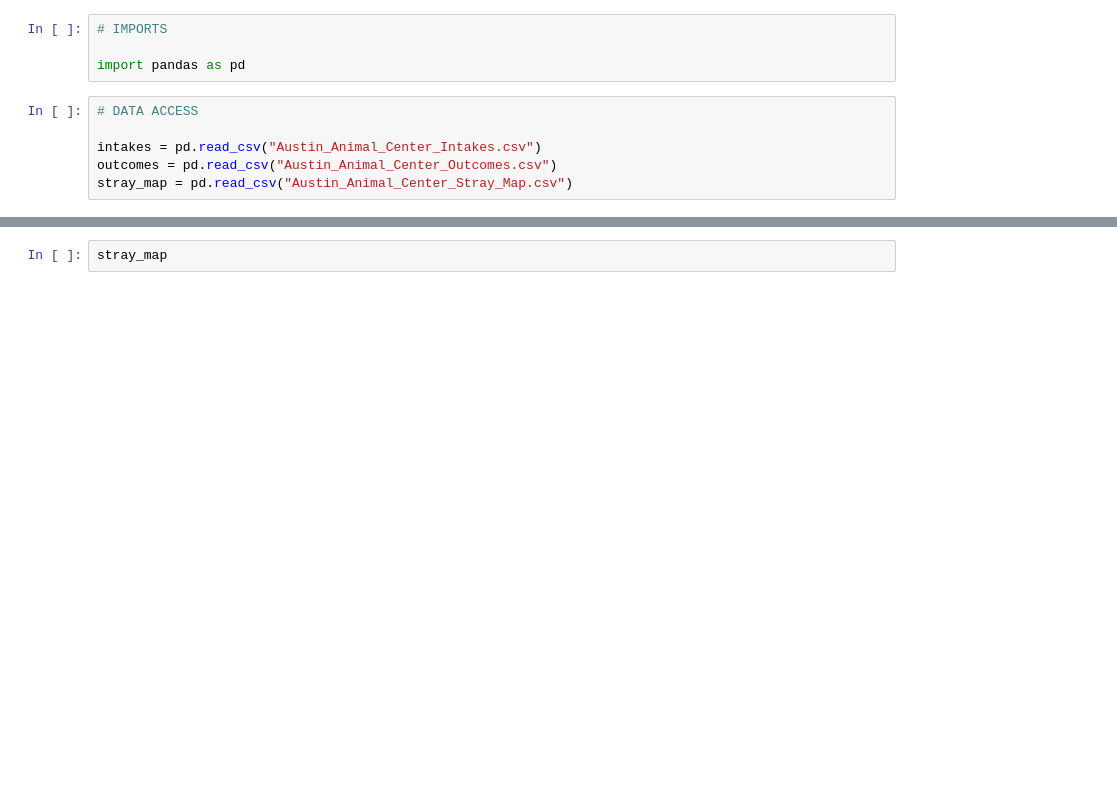
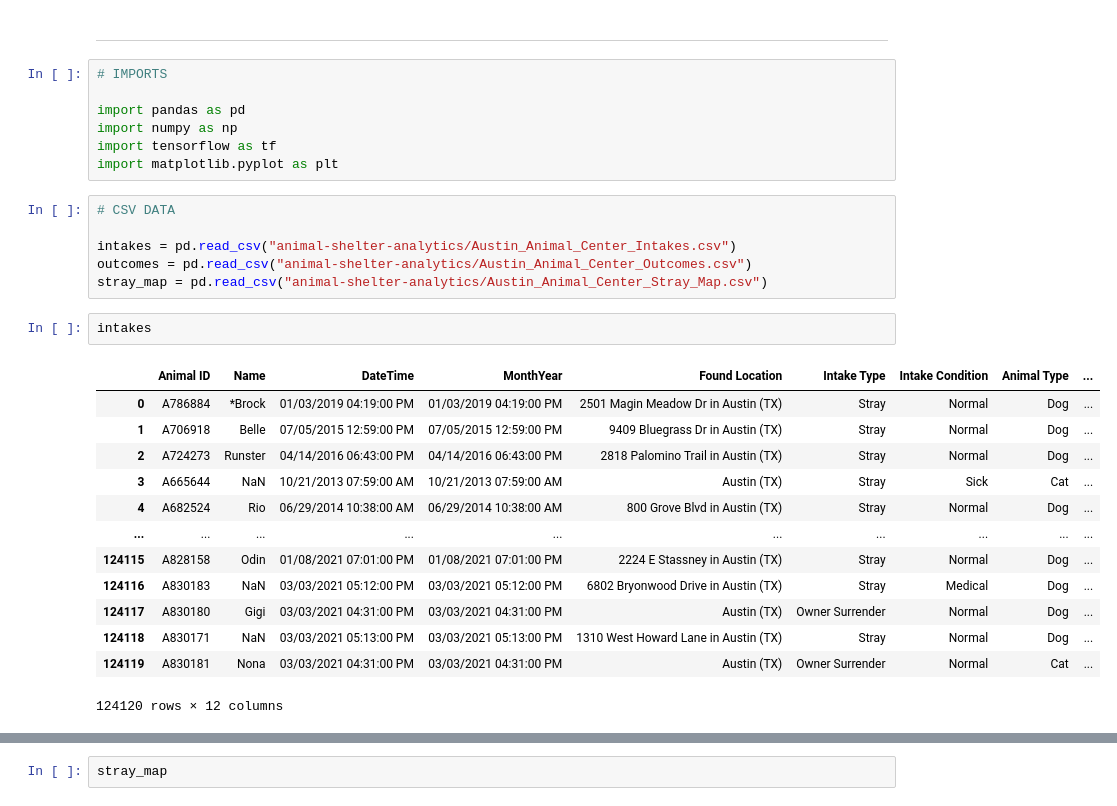
Before and after one commit to markbozsoki/ColabNotebooks, a Jupyter notebook: Animal_Shelter_Analytics.ipynb, the cells around one changed output, grey strips where cells are left out. Cells and saved outputs as stored; diff of their text form; blank space fills up the shorter version.

```diff
--- a/Animal_Shelter_Analytics.ipynb
+++ b/Animal_Shelter_Analytics.ipynb
@@ -5,10 +47,31 @@
+# %% [markdown]
+---
 # %%
 # IMPORTS
 
 import pandas as pd
+import numpy as np
+import tensorflow as tf
+import matplotlib.pyplot as plt
 # %%
-# DATA ACCESS
+# CSV DATA
 
-intakes = pd.read_csv("Austin_Animal_Center_Intakes.csv")
-outcomes = pd.read_csv("Austin_Animal_Center_Outcomes.csv")
-stray_map = pd.read_csv("Austin_Animal_Center_Stray_Map.csv")
+intakes = pd.read_csv("animal-shelter-analytics/Austin_Animal_Center_Intakes.csv")
+outcomes = pd.read_csv("animal-shelter-analytics/Austin_Animal_Center_Outcomes.csv")
+stray_map = pd.read_csv("animal-shelter-analytics/Austin_Animal_Center_Stray_Map.csv")
+# %%
+intakes
+# %% [output]
+|  | Animal ID | Name | DateTime | MonthYear | Found Location | Intake Type | Intake Condition | Animal Type | ... |
+| 0 | A786884 | *Brock | 01/03/2019 04:19:00 PM | 01/03/2019 04:19:00 PM | 2501 Magin Meadow Dr in Austin (TX) | Stray | Normal | Dog | ... |
+| 1 | A706918 | Belle | 07/05/2015 12:59:00 PM | 07/05/2015 12:59:00 PM | 9409 Bluegrass Dr in Austin (TX) | Stray | Normal | Dog | ... |
+| 2 | A724273 | Runster | 04/14/2016 06:43:00 PM | 04/14/2016 06:43:00 PM | 2818 Palomino Trail in Austin (TX) | Stray | Normal | Dog | ... |
+| 3 | A665644 | NaN | 10/21/2013 07:59:00 AM | 10/21/2013 07:59:00 AM | Austin (TX) | Stray | Sick | Cat | ... |
+| 4 | A682524 | Rio | 06/29/2014 10:38:00 AM | 06/29/2014 10:38:00 AM | 800 Grove Blvd in Austin (TX) | Stray | Normal | Dog | ... |
+| ... | ... | ... | ... | ... | ... | ... | ... | ... | ... |
+| 124115 | A828158 | Odin | 01/08/2021 07:01:00 PM | 01/08/2021 07:01:00 PM | 2224 E Stassney in Austin (TX) | Stray | Normal | Dog | ... |
+| 124116 | A830183 | NaN | 03/03/2021 05:12:00 PM | 03/03/2021 05:12:00 PM | 6802 Bryonwood Drive in Austin (TX) | Stray | Medical | Dog | ... |
+| 124117 | A830180 | Gigi | 03/03/2021 04:31:00 PM | 03/03/2021 04:31:00 PM | Austin (TX) | Owner Surrender | Normal | Dog | ... |
+| 124118 | A830171 | NaN | 03/03/2021 05:13:00 PM | 03/03/2021 05:13:00 PM | 1310 West Howard Lane in Austin (TX) | Stray | Normal | Dog | ... |
+| 124119 | A830181 | Nona | 03/03/2021 04:31:00 PM | 03/03/2021 04:31:00 PM | Austin (TX) | Owner Surrender | Normal | Cat | ... |
+124120 rows × 12 columns
```
Also changed, not shown: parts of 5 cells of this notebook.
